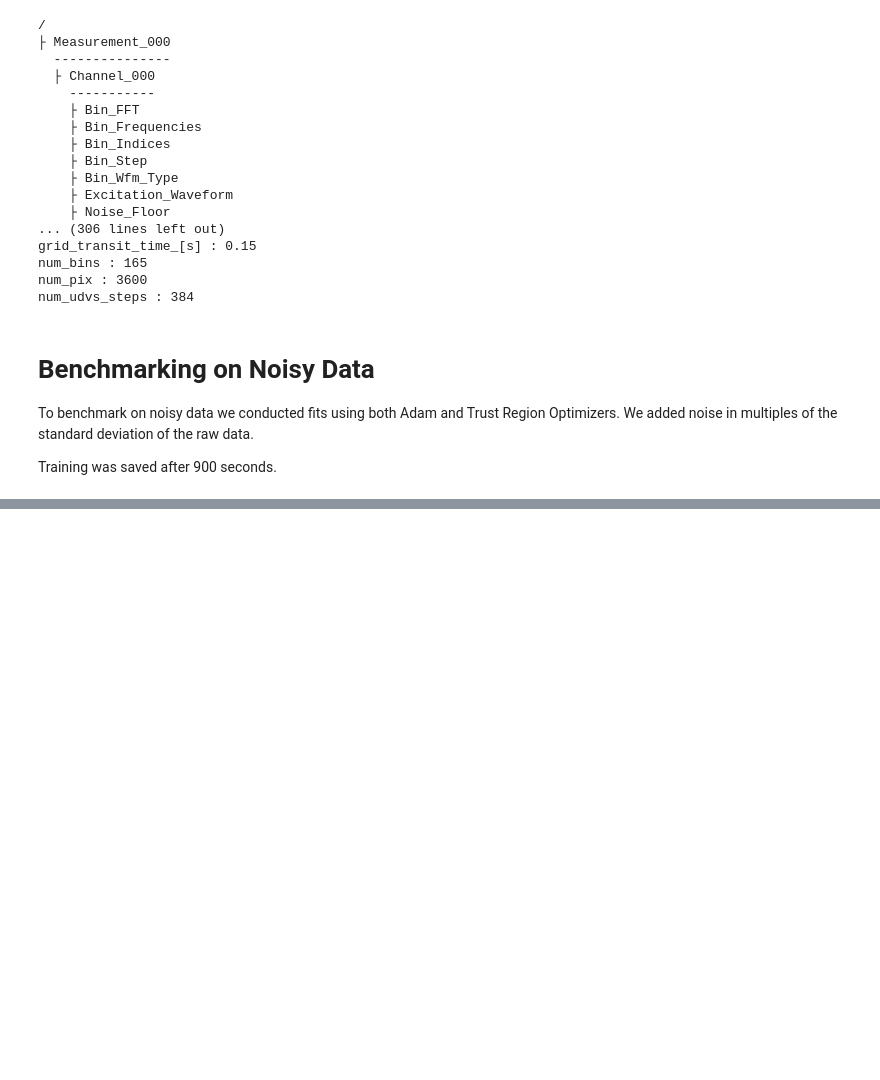
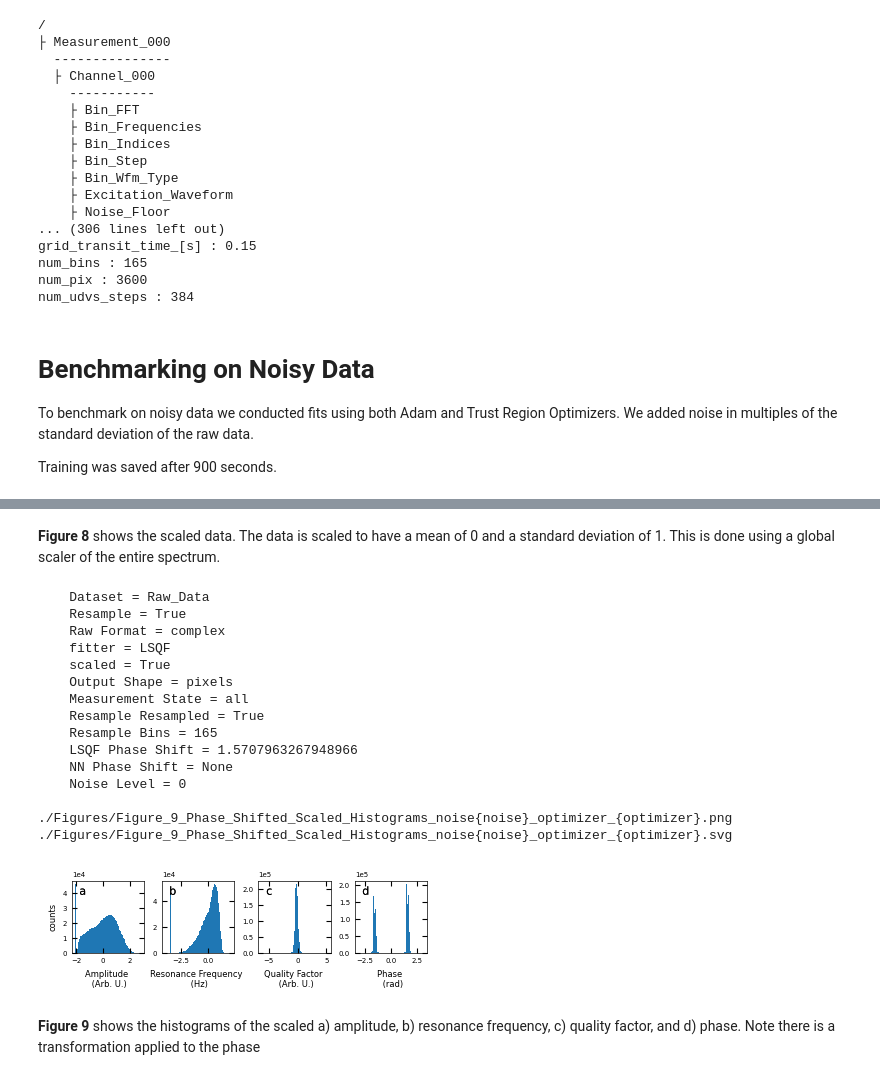
Before and after one commit to m3-learning/m3_learning, a Jupyter notebook: m3_learning/papers/2023_Rapid_Fitting/6_Noisy_Data_Analysis.ipynb, the cells around one changed output, grey strips where cells are left out. Saved outputs shown, nothing was run; the diff lists cells and outputs as text; code cells hidden in the pictures; blank space fills up the shorter version.

```diff
--- a/m3_learning/papers/2023_Rapid_Fitting/6_Noisy_Data_Analysis.ipynb
+++ b/m3_learning/papers/2023_Rapid_Fitting/6_Noisy_Data_Analysis.ipynb
@@ -83,0 +123,27 @@ results = find_best_model(basepath, filename)
+# %% [markdown]
+**Figure 8** shows the scaled data. The data is scaled to have a mean of 0 and a standard deviation of 1. This is done using a global scaler of the entire spectrum.
+# %%
+dataset.LSQF_phase_shift = np.pi / 2
+
+BE_viz.SHO_hist(
+    dataset.SHO_fit_results(), filename="Figure_9_Phase_Shifted_Scaled_Histograms_noise{noise}_optimizer_{optimizer}",
+)
+# %% [output]
+    Dataset = Raw_Data
+    Resample = True
+    Raw Format = complex
+    fitter = LSQF
+    scaled = True
+    Output Shape = pixels
+    Measurement State = all
+    Resample Resampled = True
+    Resample Bins = 165
+    LSQF Phase Shift = 1.5707963267948966
+    NN Phase Shift = None
+    Noise Level = 0
+
+./Figures/Figure_9_Phase_Shifted_Scaled_Histograms_noise{noise}_optimizer_{optimizer}.png
+./Figures/Figure_9_Phase_Shifted_Scaled_Histograms_noise{noise}_optimizer_{optimizer}.svg
+[figure, added]
+# %% [markdown]
+**Figure 9** shows the histograms of the scaled a) amplitude, b) resonance frequency, c) quality factor, and d) phase. Note there is a transformation applied to the phase
```
Also changed, not shown: parts of 13 cells of this notebook, 1 other file.
